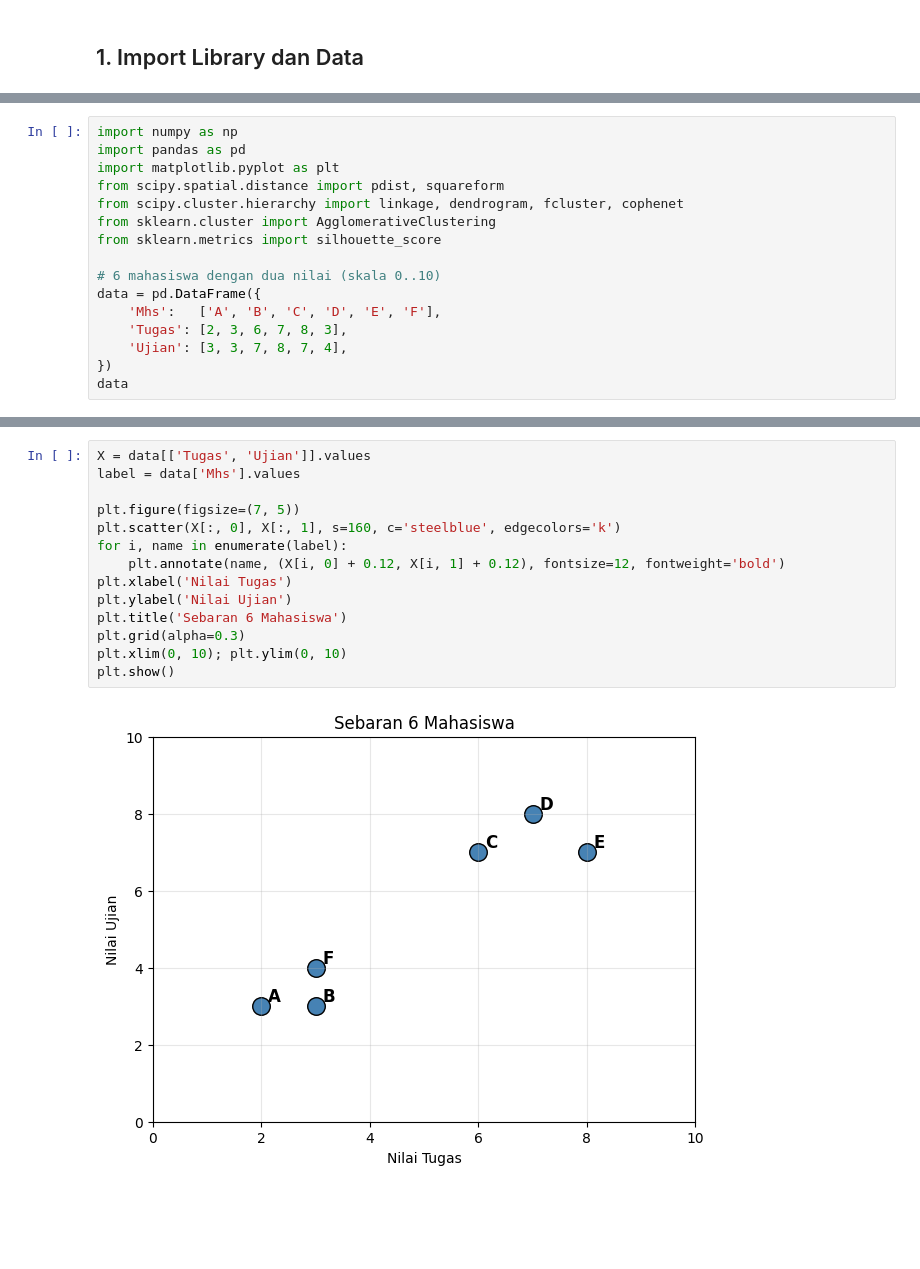
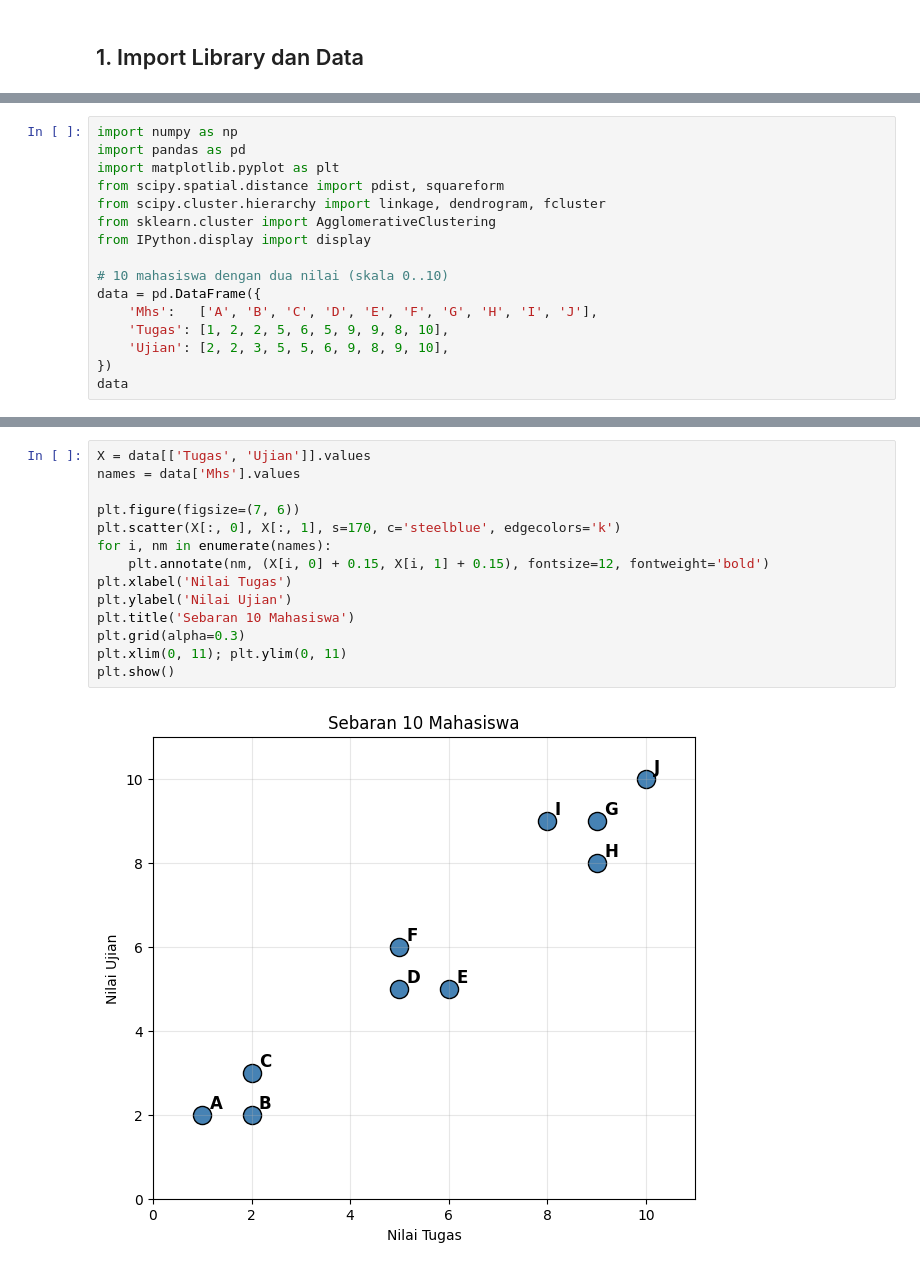
Before and after one commit to ravi-arnan/DataMining, a Jupyter notebook: Tugas3_Agglomerative.ipynb, the cells around one changed output, grey strips where cells are left out. Drawn from its saved outputs; the diff is of its cells as text; blank space fills up the shorter version.

Commit message:
revisi Tugas 3: 10 data, matriks tiap iterasi, jumlah klaster dari data

```diff
--- a/Tugas3_Agglomerative.ipynb
+++ b/Tugas3_Agglomerative.ipynb
@@ -30,14 +33,14 @@ import numpy as np
 import pandas as pd
 import matplotlib.pyplot as plt
 from scipy.spatial.distance import pdist, squareform
-from scipy.cluster.hierarchy import linkage, dendrogram, fcluster, cophenet
+from scipy.cluster.hierarchy import linkage, dendrogram, fcluster
 from sklearn.cluster import AgglomerativeClustering
-from sklearn.metrics import silhouette_score
+from IPython.display import display
 
-# 6 mahasiswa dengan dua nilai (skala 0..10)
+# 10 mahasiswa dengan dua nilai (skala 0..10)
 data = pd.DataFrame({
-    'Mhs':   ['A', 'B', 'C', 'D', 'E', 'F'],
-    'Tugas': [2, 3, 6, 7, 8, 3],
-    'Ujian': [3, 3, 7, 8, 7, 4],
+    'Mhs':   ['A', 'B', 'C', 'D', 'E', 'F', 'G', 'H', 'I', 'J'],
+    'Tugas': [1, 2, 2, 5, 6, 5, 9, 9, 8, 10],
+    'Ujian': [2, 2, 3, 5, 5, 6, 9, 8, 9, 10],
 })
 data
@@ -53,17 +69,17 @@ Tujuan agglomerative clustering adalah menemukan struktur kelompok tersebut seca
 # %%
 X = data[['Tugas', 'Ujian']].values
-label = data['Mhs'].values
+names = data['Mhs'].values
 
-plt.figure(figsize=(7, 5))
-plt.scatter(X[:, 0], X[:, 1], s=160, c='steelblue', edgecolors='k')
-for i, name in enumerate(label):
-    plt.annotate(name, (X[i, 0] + 0.12, X[i, 1] + 0.12), fontsize=12, fontweight='bold')
+plt.figure(figsize=(7, 6))
+plt.scatter(X[:, 0], X[:, 1], s=170, c='steelblue', edgecolors='k')
+for i, nm in enumerate(names):
+    plt.annotate(nm, (X[i, 0] + 0.15, X[i, 1] + 0.15), fontsize=12, fontweight='bold')
 plt.xlabel('Nilai Tugas')
 plt.ylabel('Nilai Ujian')
-plt.title('Sebaran 6 Mahasiswa')
+plt.title('Sebaran 10 Mahasiswa')
 plt.grid(alpha=0.3)
-plt.xlim(0, 10); plt.ylim(0, 10)
+plt.xlim(0, 11); plt.ylim(0, 11)
 plt.show()
 # %% [output]
-[figure, old version]
+[figure, new version]
 # %% [markdown]
```
Also changed, not shown: parts of 47 cells of this notebook.
